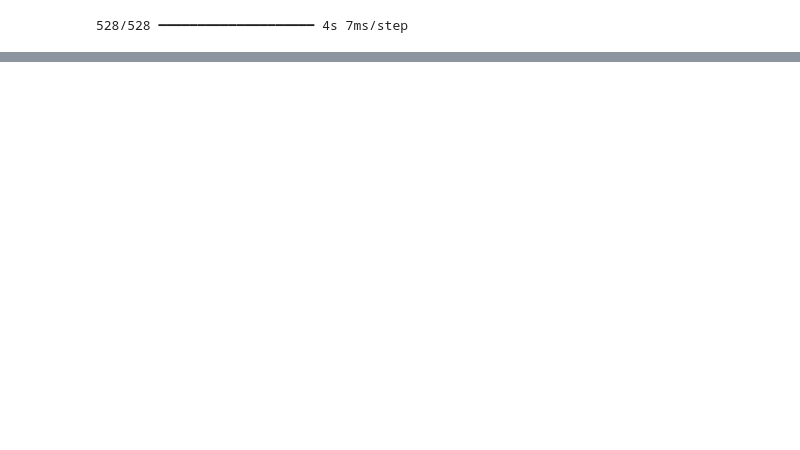
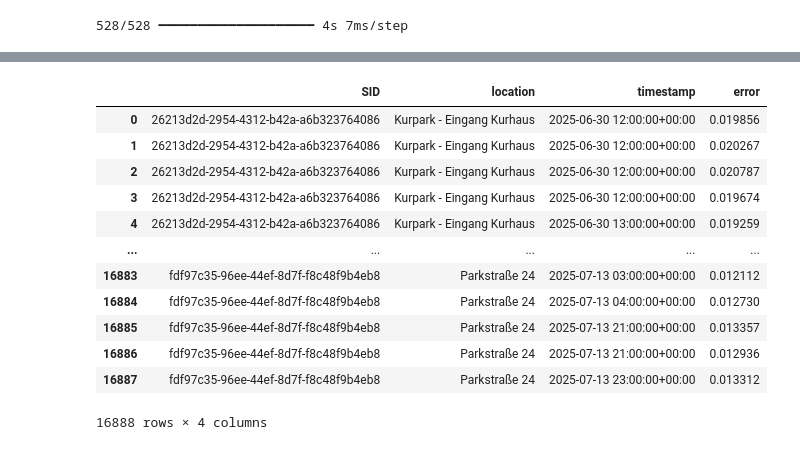
Before and after one commit to readytocommit/FinalProject, a Jupyter notebook: globalModel.ipynb, the cells around one changed output, grey strips where cells are left out. Saved outputs shown, nothing was run; the diff lists cells and outputs as text; code cells hidden in the pictures; blank space fills up the shorter version.

```diff
--- a/globalModel.ipynb
+++ b/globalModel.ipynb
@@ -161,0 +184,16 @@ array([0.01731479, 0.01793218, 0.01882565, ..., 0.01314715, 0.01288462,
+# %%
+results
+# %% [output]
+|  | SID | location | timestamp | error |
+| 0 | 26213d2d-2954-4312-b42a-a6b323764086 | Kurpark - Eingang Kurhaus | 2025-06-30 12:00:00+00:00 | 0.019856 |
+| 1 | 26213d2d-2954-4312-b42a-a6b323764086 | Kurpark - Eingang Kurhaus | 2025-06-30 12:00:00+00:00 | 0.020267 |
+| 2 | 26213d2d-2954-4312-b42a-a6b323764086 | Kurpark - Eingang Kurhaus | 2025-06-30 12:00:00+00:00 | 0.020787 |
+| 3 | 26213d2d-2954-4312-b42a-a6b323764086 | Kurpark - Eingang Kurhaus | 2025-06-30 12:00:00+00:00 | 0.019674 |
+| 4 | 26213d2d-2954-4312-b42a-a6b323764086 | Kurpark - Eingang Kurhaus | 2025-06-30 13:00:00+00:00 | 0.019259 |
+| ... | ... | ... | ... | ... |
+| 16883 | fdf97c35-96ee-44ef-8d7f-f8c48f9b4eb8 | Parkstraße 24 | 2025-07-13 03:00:00+00:00 | 0.012112 |
+| 16884 | fdf97c35-96ee-44ef-8d7f-f8c48f9b4eb8 | Parkstraße 24 | 2025-07-13 04:00:00+00:00 | 0.012730 |
+| 16885 | fdf97c35-96ee-44ef-8d7f-f8c48f9b4eb8 | Parkstraße 24 | 2025-07-13 21:00:00+00:00 | 0.013357 |
+| 16886 | fdf97c35-96ee-44ef-8d7f-f8c48f9b4eb8 | Parkstraße 24 | 2025-07-13 21:00:00+00:00 | 0.012936 |
+| 16887 | fdf97c35-96ee-44ef-8d7f-f8c48f9b4eb8 | Parkstraße 24 | 2025-07-13 23:00:00+00:00 | 0.013312 |
+16888 rows × 4 columns
```
Also changed, not shown: parts of 14 cells of this notebook.
